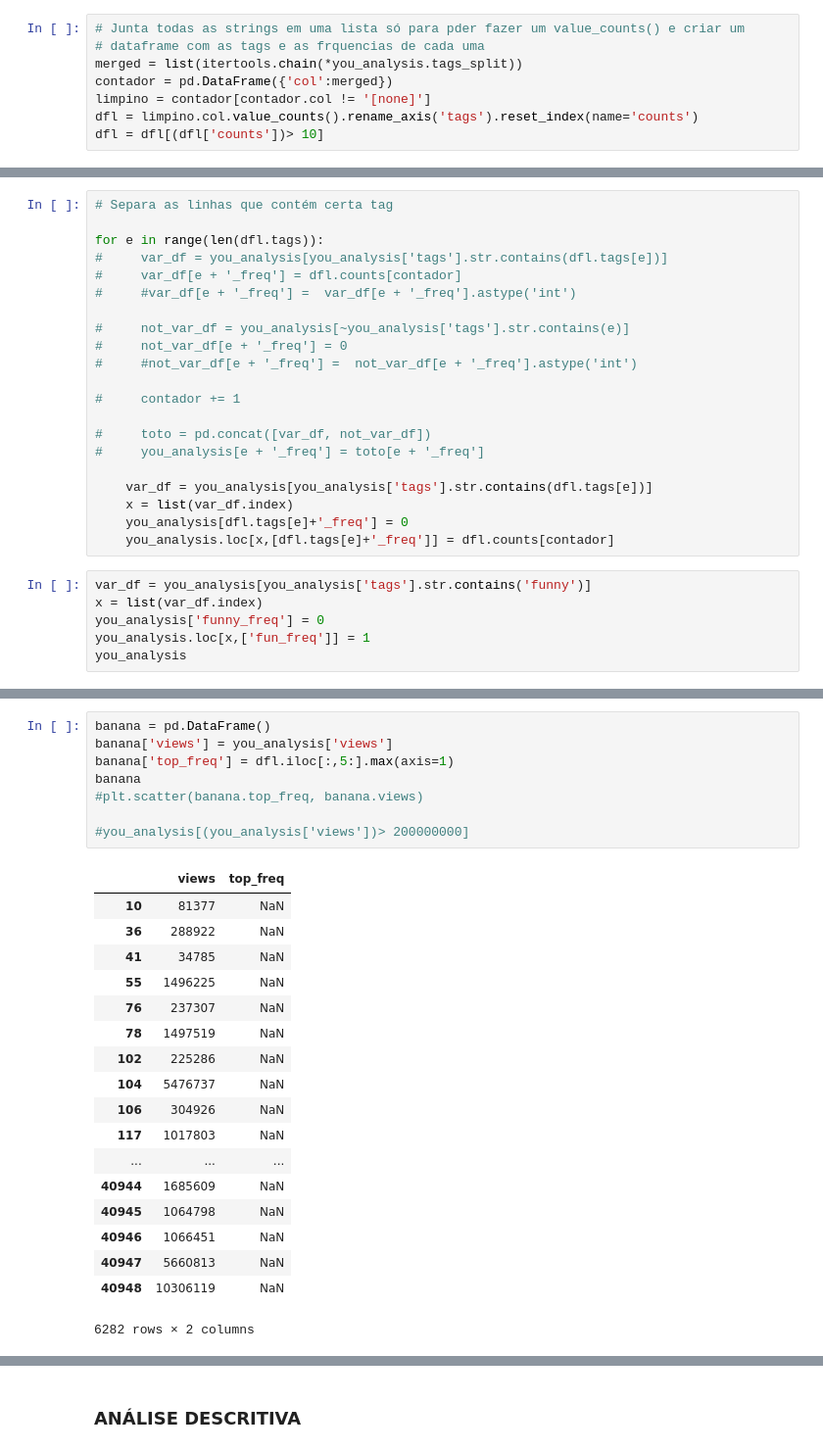
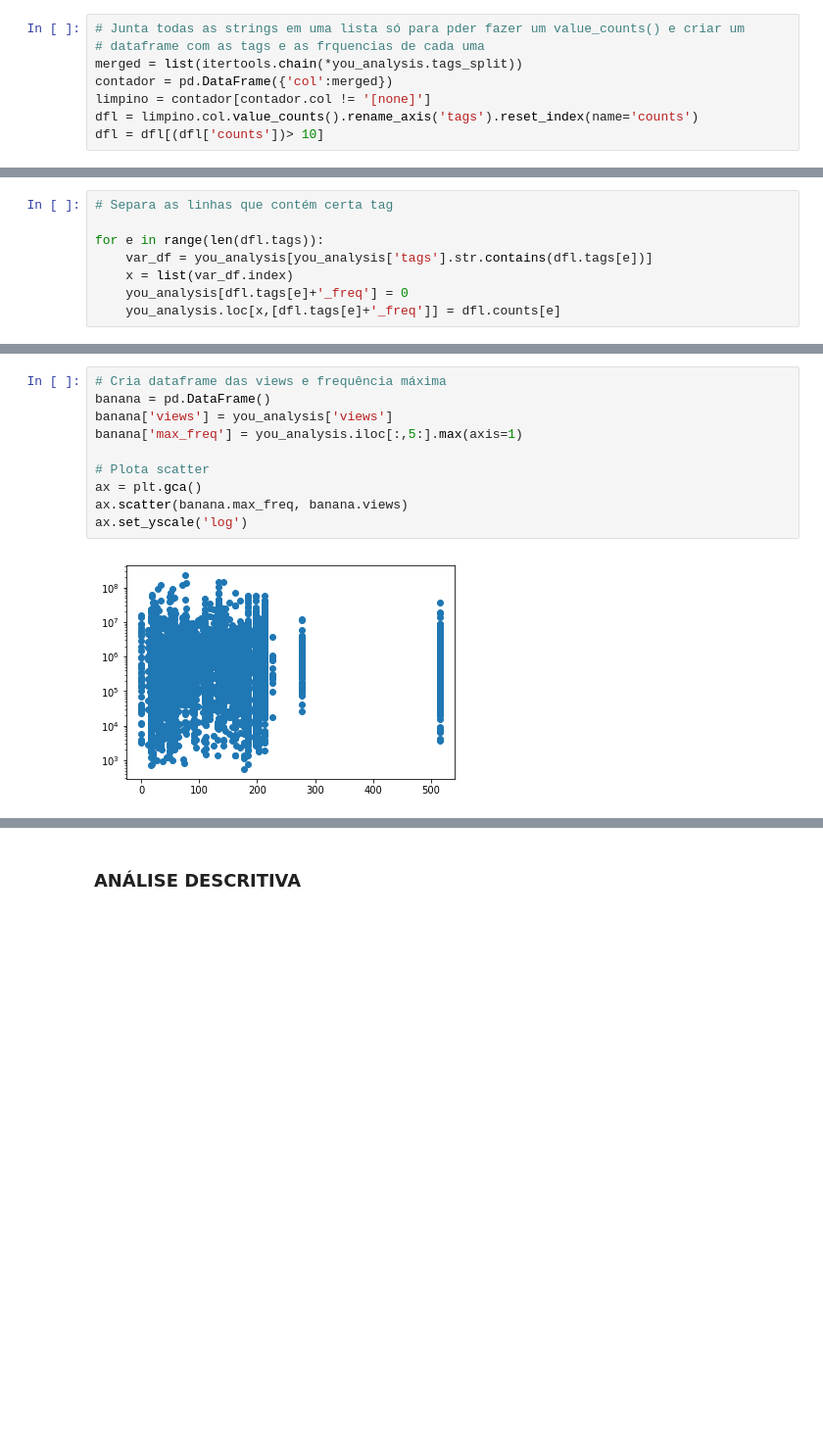
Before and after one commit to victorniubo/cdados_dp, a Jupyter notebook: P3/Projeto3 Layout.ipynb, the cells around one changed output, grey strips where cells are left out. Shown: that part at 98% size. Drawn from its saved outputs; the diff is of its cells as text; blank space fills up the shorter version.

```diff
--- a/P3/Projeto3 Layout.ipynb
+++ b/P3/Projeto3 Layout.ipynb
@@ -100,26 +85,7 @@ dfl
 # Separa as linhas que contém certa tag
 
 for e in range(len(dfl.tags)):
-#     var_df = you_analysis[you_analysis['tags'].str.contains(dfl.tags[e])]
-#     var_df[e + '_freq'] = dfl.counts[contador]
-#     #var_df[e + '_freq'] =  var_df[e + '_freq'].astype('int')
-
-#     not_var_df = you_analysis[~you_analysis['tags'].str.contains(e)]
-#     not_var_df[e + '_freq'] = 0
-#     #not_var_df[e + '_freq'] =  not_var_df[e + '_freq'].astype('int')
-
-#     contador += 1
-
-#     toto = pd.concat([var_df, not_var_df])
-#     you_analysis[e + '_freq'] = toto[e + '_freq']
-
     var_df = you_analysis[you_analysis['tags'].str.contains(dfl.tags[e])]
     x = list(var_df.index)
     you_analysis[dfl.tags[e]+'_freq'] = 0
-    you_analysis.loc[x,[dfl.tags[e]+'_freq']] = dfl.counts[contador]
+    you_analysis.loc[x,[dfl.tags[e]+'_freq']] = dfl.counts[e]
-# %%
-var_df = you_analysis[you_analysis['tags'].str.contains('funny')]
-x = list(var_df.index)
-you_analysis['funny_freq'] = 0
-you_analysis.loc[x,['fun_freq']] = 1
-you_analysis
@@ -145,27 +92,12 @@ you_analysis
 # %%
+# Cria dataframe das views e frequência máxima
 banana = pd.DataFrame()
 banana['views'] = you_analysis['views']
-banana['top_freq'] = dfl.iloc[:,5:].max(axis=1)
-banana
-#plt.scatter(banana.top_freq, banana.views)
+banana['max_freq'] = you_analysis.iloc[:,5:].max(axis=1)
 
-#you_analysis[(you_analysis['views'])> 200000000]
+# Plota scatter
+ax = plt.gca()
+ax.scatter(banana.max_freq, banana.views)
+ax.set_yscale('log')
 # %% [output]
-|  | views | top_freq |
-| 10 | 81377 | NaN |
-| 36 | 288922 | NaN |
-| 41 | 34785 | NaN |
-| 55 | 1496225 | NaN |
-| 76 | 237307 | NaN |
-| 78 | 1497519 | NaN |
-| 102 | 225286 | NaN |
-| 104 | 5476737 | NaN |
-| 106 | 304926 | NaN |
-| 117 | 1017803 | NaN |
-| ... | ... | ... |
-| 40944 | 1685609 | NaN |
-| 40945 | 1064798 | NaN |
-| 40946 | 1066451 | NaN |
-| 40947 | 5660813 | NaN |
-| 40948 | 10306119 | NaN |
-6282 rows × 2 columns
+[figure, added]
```
Also changed, not shown: parts of 13 cells of this notebook.
